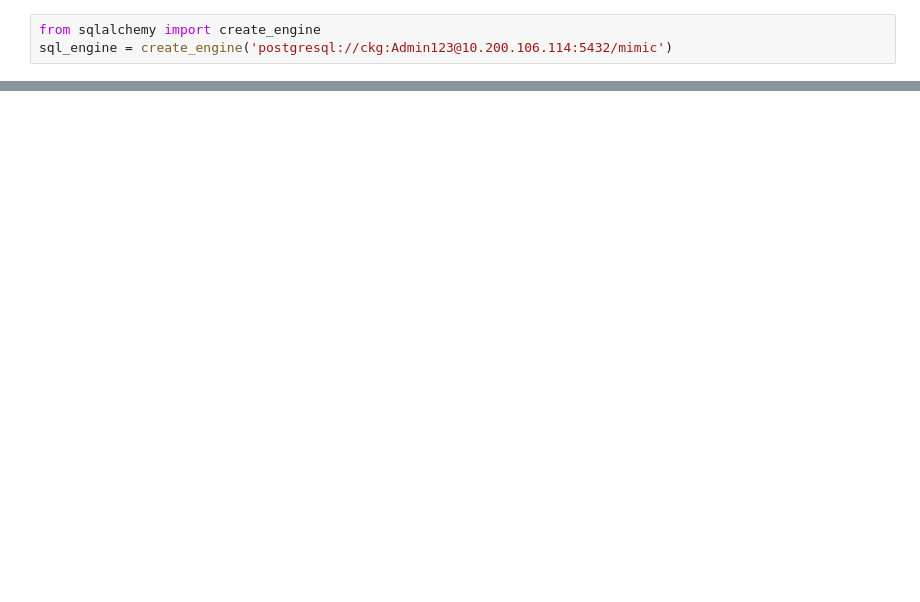
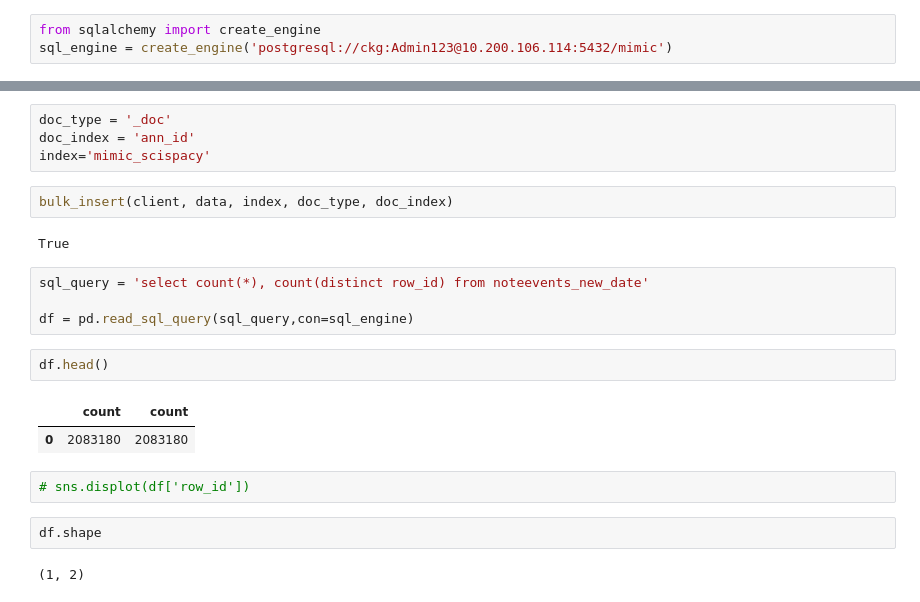
Before and after one commit to wtgme/KER, a Jupyter notebook: scispacy_annotator.ipynb, the cells around one changed output, grey strips where cells are left out. Cells and saved outputs as stored; diff of their text form; blank space fills up the shorter version.

```diff
--- a/scispacy_annotator.ipynb
+++ b/scispacy_annotator.ipynb
@@ -103,0 +171,23 @@ sql_engine = create_engine('postgresql://ckg:Admin123@10.200.106.114:5432/mimic'
+# %%
+doc_type = '_doc'
+doc_index = 'ann_id'
+index='mimic_scispacy'
+# %%
+bulk_insert(client, data, index, doc_type, doc_index)
+# %% [output]
+True
+# %%
+sql_query = 'select count(*), count(distinct row_id) from noteevents_new_date'
+
+df = pd.read_sql_query(sql_query,con=sql_engine)
+# %%
+df.head()
+# %% [output]
+|  | count | count |
+| 0 | 2083180 | 2083180 |
+# %%
+# sns.displot(df['row_id'])
+# %%
+df.shape
+# %% [output]
+(1, 2)
```
Also changed, not shown: parts of 10 cells of this notebook, 1 other file.
